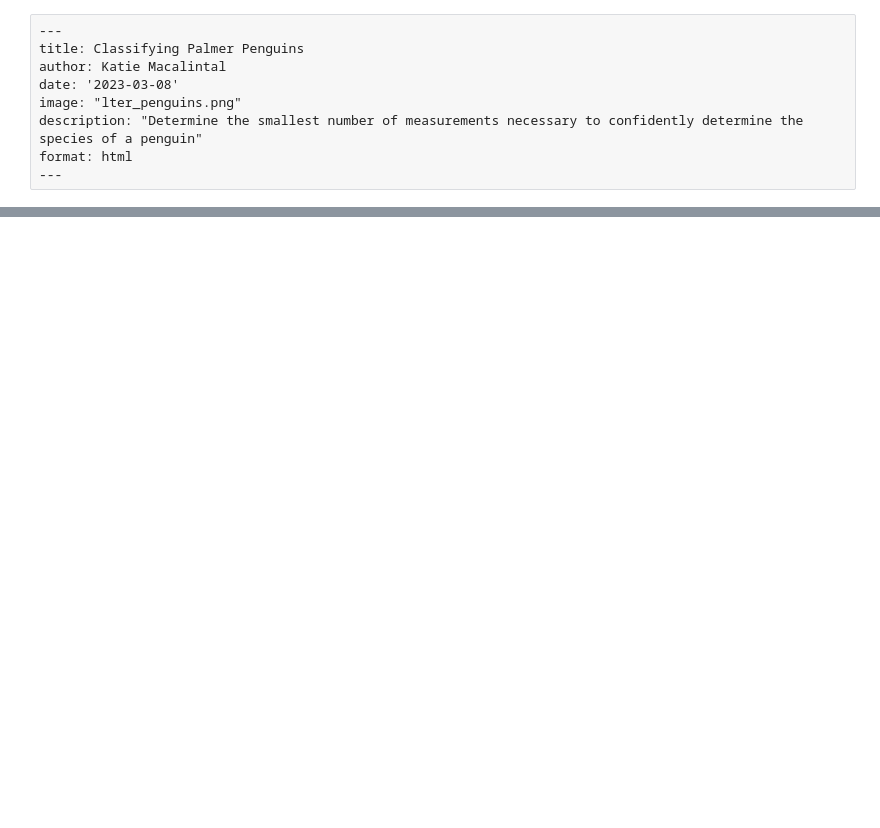
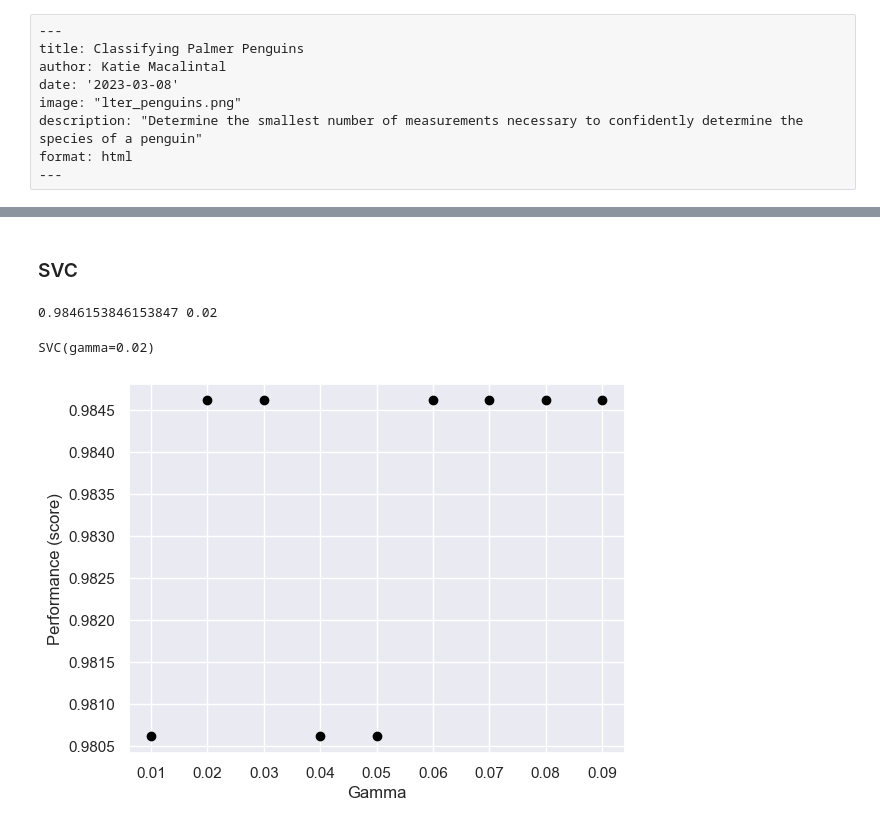
Before and after one commit to KatieMacalintal/KatieMacalintal.github.io, a Jupyter notebook: posts/palmer-penguins/index.ipynb, the cells around one changed output, grey strips where cells are left out. Drawn from its saved outputs; the diff is of its cells as text; code cells hidden in the pictures; blank space fills up the shorter version.

```diff
--- a/posts/palmer-penguins/index.ipynb
+++ b/posts/palmer-penguins/index.ipynb
@@ -204,0 +222,33 @@ decision_region_panel(X_train[cols], y_train, LR, qual_features)
+# %% [markdown]
+### SVC
+# %%
+#FIND GAMMA
+from sklearn.model_selection import cross_val_score
+from sklearn.svm import SVC
+
+fig, ax = plt.subplots(1)
+
+max_score = 0
+best_gamma = 0
+for g in range(1, 10):
+    little_g = g / 100
+    # USING DECISION TREE CLASSIFER
+    svc = SVC(gamma = little_g, kernel = "rbf")
+    cv_mean = cross_val_score(svc, X_train[features], y_train, cv = 10).mean()
+    ax.scatter(little_g, cv_mean, color = "black")
+    if cv_mean > max_score:
+        max_score = cv_mean
+        best_gamma = little_g
+
+labs = ax.set(xlabel = "Gamma", ylabel = "Performance (score)")
+
+print(max_score, best_gamma)
+
+svc = SVC(gamma = best_gamma)
+svc.fit(X_train[features], y_train)
+# print(svc.score(X_train[features], y_train))
+# decision_region_panel(X_train[features], y_train, svc, qual_names)
+# %% [output]
+0.9846153846153847 0.02
+SVC(gamma=0.02)
+[figure, added]
```
Also changed, not shown: parts of 46 cells of this notebook, 10 other files.
